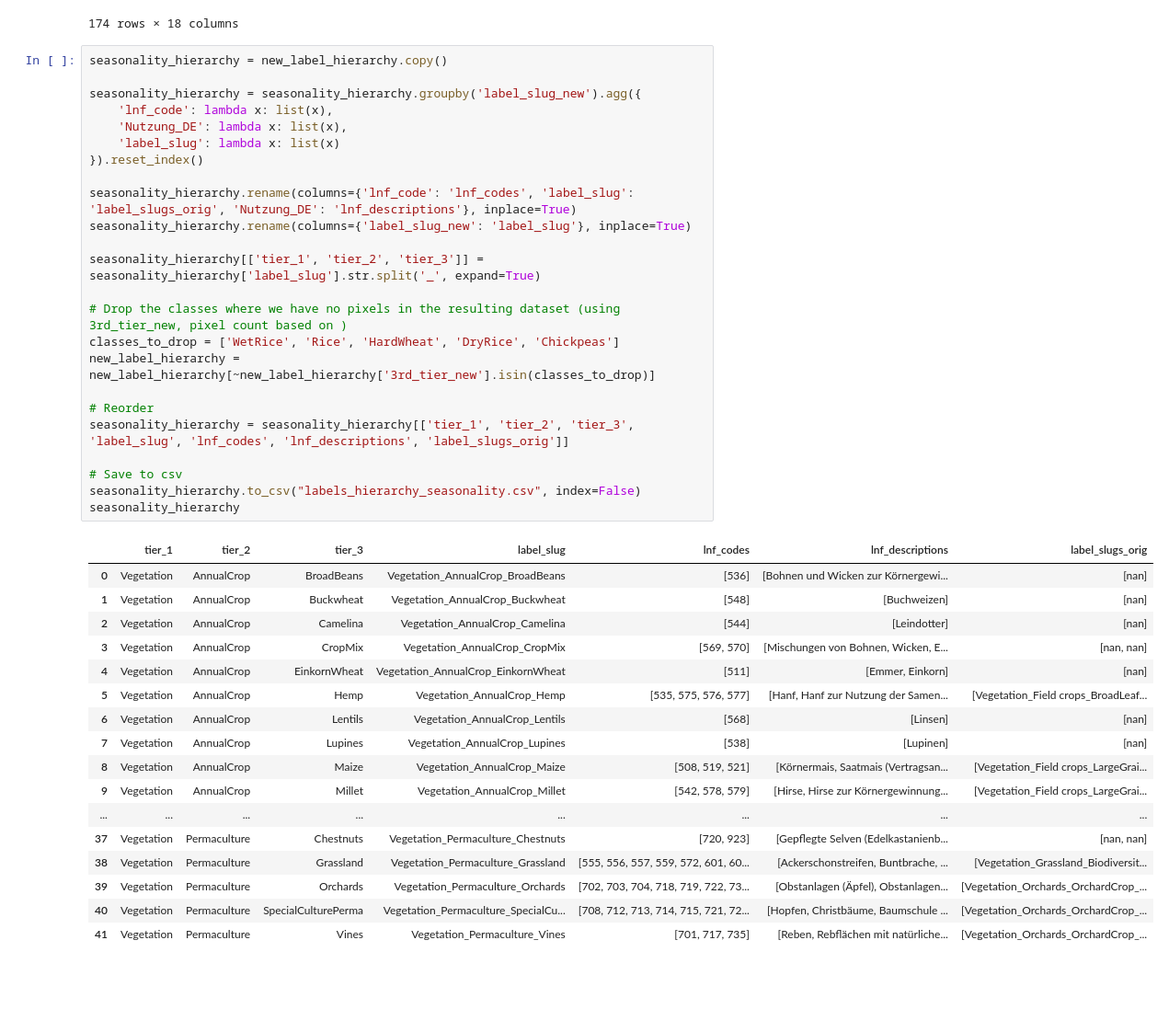
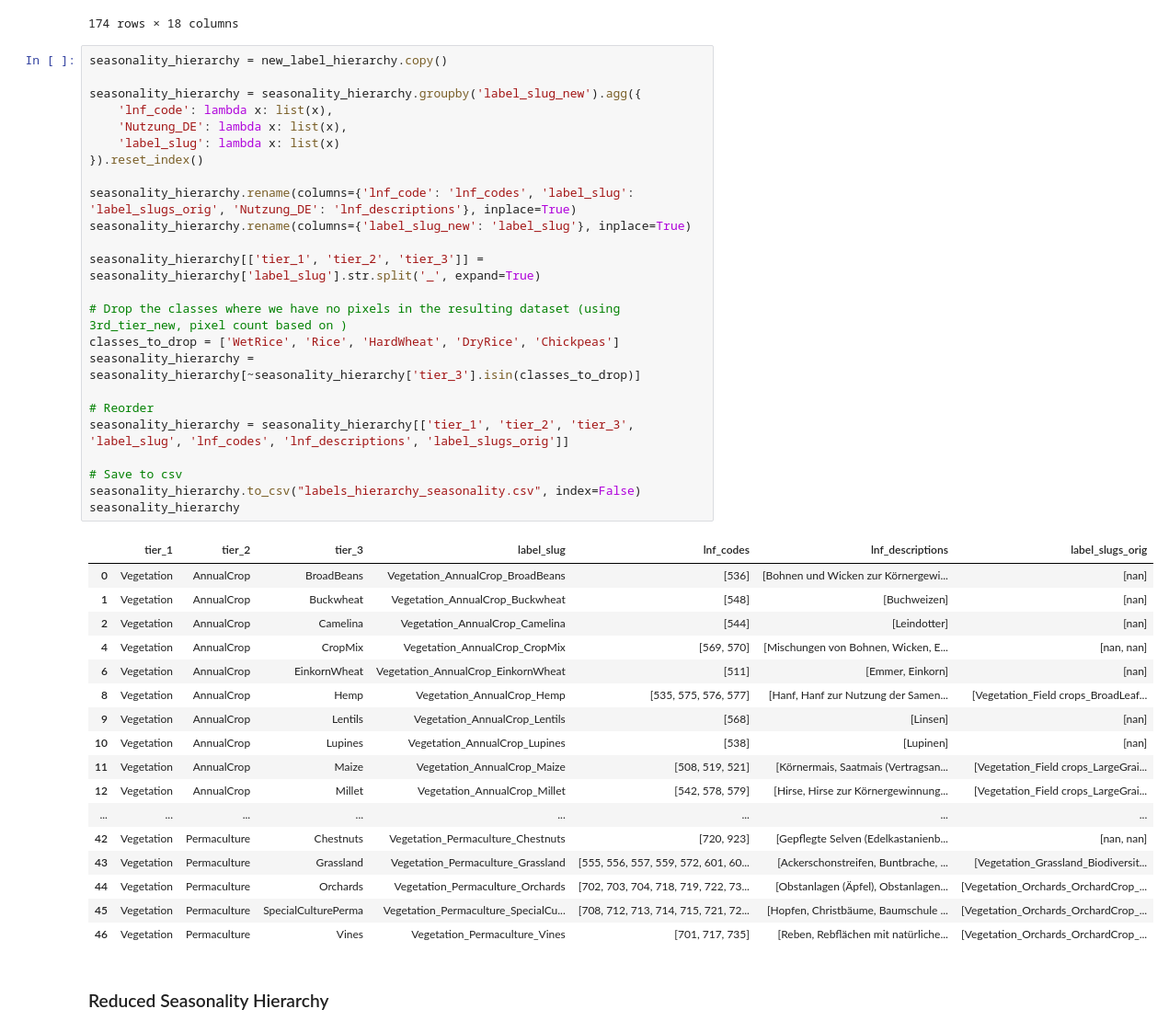
Before and after one commit to Satellite-Based-Crop-Classification/messis, a Jupyter notebook: archive/explore_züri_crop.ipynb, the cells around one changed output. Shown at 92% size. Cells and saved outputs as stored; diff of their text form; blank space fills up the shorter version.

Commit message:
implement reduced seasonality label hierarchy

```diff
--- a/archive/explore_züri_crop.ipynb
+++ b/archive/explore_züri_crop.ipynb
@@ -1165,42 +1165,44 @@ new_label_hierarchy
 # %%
 seasonality_hierarchy = new_label_hierarchy.copy()
 
 seasonality_hierarchy = seasonality_hierarchy.groupby('label_slug_new').agg({
     'lnf_code': lambda x: list(x),
     'Nutzung_DE': lambda x: list(x),
     'label_slug': lambda x: list(x)
 }).reset_index()
 
 seasonality_hierarchy.rename(columns={'lnf_code': 'lnf_codes', 'label_slug': 'label_slugs_orig', 'Nutzung_DE': 'lnf_descriptions'}, inplace=True)
 seasonality_hierarchy.rename(columns={'label_slug_new': 'label_slug'}, inplace=True)
 
 seasonality_hierarchy[['tier_1', 'tier_2', 'tier_3']] = seasonality_hierarchy['label_slug'].str.split('_', expand=True)
 
 # Drop the classes where we have no pixels in the resulting dataset (using 3rd_tier_new, pixel count based on )
 classes_to_drop = ['WetRice', 'Rice', 'HardWheat', 'DryRice', 'Chickpeas']
-new_label_hierarchy = new_label_hierarchy[~new_label_hierarchy['3rd_tier_new'].isin(classes_to_drop)]
+seasonality_hierarchy = seasonality_hierarchy[~seasonality_hierarchy['tier_3'].isin(classes_to_drop)]
 
 # Reorder
 seasonality_hierarchy = seasonality_hierarchy[['tier_1', 'tier_2', 'tier_3', 'label_slug', 'lnf_codes', 'lnf_descriptions', 'label_slugs_orig']]
 
 # Save to csv
 seasonality_hierarchy.to_csv("labels_hierarchy_seasonality.csv", index=False)
 seasonality_hierarchy
 # %% [output]
 |  | tier_1 | tier_2 | tier_3 | label_slug | lnf_codes | lnf_descriptions | label_slugs_orig |
 | 0 | Vegetation | AnnualCrop | BroadBeans | Vegetation_AnnualCrop_BroadBeans | [536] | [Bohnen und Wicken zur Körnergewi... | [nan] |
 | 1 | Vegetation | AnnualCrop | Buckwheat | Vegetation_AnnualCrop_Buckwheat | [548] | [Buchweizen] | [nan] |
 | 2 | Vegetation | AnnualCrop | Camelina | Vegetation_AnnualCrop_Camelina | [544] | [Leindotter] | [nan] |
-| 3 | Vegetation | AnnualCrop | CropMix | Vegetation_AnnualCrop_CropMix | [569, 570] | [Mischungen von Bohnen, Wicken, E... | [nan, nan] |
-| 4 | Vegetation | AnnualCrop | EinkornWheat | Vegetation_AnnualCrop_EinkornWheat | [511] | [Emmer, Einkorn] | [nan] |
-| 5 | Vegetation | AnnualCrop | Hemp | Vegetation_AnnualCrop_Hemp | [535, 575, 576, 577] | [Hanf, Hanf zur Nutzung der Samen... | [Vegetation_Field crops_BroadLeaf... |
-| 6 | Vegetation | AnnualCrop | Lentils | Vegetation_AnnualCrop_Lentils | [568] | [Linsen] | [nan] |
-| 7 | Vegetation | AnnualCrop | Lupines | Vegetation_AnnualCrop_Lupines | [538] | [Lupinen] | [nan] |
-| 8 | Vegetation | AnnualCrop | Maize | Vegetation_AnnualCrop_Maize | [508, 519, 521] | [Körnermais, Saatmais (Vertragsan... | [Vegetation_Field crops_LargeGrai... |
-| 9 | Vegetation | AnnualCrop | Millet | Vegetation_AnnualCrop_Millet | [542, 578, 579] | [Hirse, Hirse zur Körnergewinnung... | [Vegetation_Field crops_LargeGrai... |
+| 4 | Vegetation | AnnualCrop | CropMix | Vegetation_AnnualCrop_CropMix | [569, 570] | [Mischungen von Bohnen, Wicken, E... | [nan, nan] |
+| 6 | Vegetation | AnnualCrop | EinkornWheat | Vegetation_AnnualCrop_EinkornWheat | [511] | [Emmer, Einkorn] | [nan] |
+| 8 | Vegetation | AnnualCrop | Hemp | Vegetation_AnnualCrop_Hemp | [535, 575, 576, 577] | [Hanf, Hanf zur Nutzung der Samen... | [Vegetation_Field crops_BroadLeaf... |
+| 9 | Vegetation | AnnualCrop | Lentils | Vegetation_AnnualCrop_Lentils | [568] | [Linsen] | [nan] |
+| 10 | Vegetation | AnnualCrop | Lupines | Vegetation_AnnualCrop_Lupines | [538] | [Lupinen] | [nan] |
+| 11 | Vegetation | AnnualCrop | Maize | Vegetation_AnnualCrop_Maize | [508, 519, 521] | [Körnermais, Saatmais (Vertragsan... | [Vegetation_Field crops_LargeGrai... |
+| 12 | Vegetation | AnnualCrop | Millet | Vegetation_AnnualCrop_Millet | [542, 578, 579] | [Hirse, Hirse zur Körnergewinnung... | [Vegetation_Field crops_LargeGrai... |
 | ... | ... | ... | ... | ... | ... | ... | ... |
-| 37 | Vegetation | Permaculture | Chestnuts | Vegetation_Permaculture_Chestnuts | [720, 923] | [Gepflegte Selven (Edelkastanienb... | [nan, nan] |
-| 38 | Vegetation | Permaculture | Grassland | Vegetation_Permaculture_Grassland | [555, 556, 557, 559, 572, 601, 60... | [Ackerschonstreifen, Buntbrache, ... | [Vegetation_Grassland_Biodiversit... |
-| 39 | Vegetation | Permaculture | Orchards | Vegetation_Permaculture_Orchards | [702, 703, 704, 718, 719, 722, 73... | [Obstanlagen (Äpfel), Obstanlagen... | [Vegetation_Orchards_OrchardCrop_... |
-| 40 | Vegetation | Permaculture | SpecialCulturePerma | Vegetation_Permaculture_SpecialCu... | [708, 712, 713, 714, 715, 721, 72... | [Hopfen, Christbäume, Baumschule ... | [Vegetation_Orchards_OrchardCrop_... |
-| 41 | Vegetation | Permaculture | Vines | Vegetation_Permaculture_Vines | [701, 717, 735] | [Reben, Rebflächen mit natürliche... | [Vegetation_Orchards_OrchardCrop_... |
+| 42 | Vegetation | Permaculture | Chestnuts | Vegetation_Permaculture_Chestnuts | [720, 923] | [Gepflegte Selven (Edelkastanienb... | [nan, nan] |
+| 43 | Vegetation | Permaculture | Grassland | Vegetation_Permaculture_Grassland | [555, 556, 557, 559, 572, 601, 60... | [Ackerschonstreifen, Buntbrache, ... | [Vegetation_Grassland_Biodiversit... |
+| 44 | Vegetation | Permaculture | Orchards | Vegetation_Permaculture_Orchards | [702, 703, 704, 718, 719, 722, 73... | [Obstanlagen (Äpfel), Obstanlagen... | [Vegetation_Orchards_OrchardCrop_... |
+| 45 | Vegetation | Permaculture | SpecialCulturePerma | Vegetation_Permaculture_SpecialCu... | [708, 712, 713, 714, 715, 721, 72... | [Hopfen, Christbäume, Baumschule ... | [Vegetation_Orchards_OrchardCrop_... |
+| 46 | Vegetation | Permaculture | Vines | Vegetation_Permaculture_Vines | [701, 717, 735] | [Reben, Rebflächen mit natürliche... | [Vegetation_Orchards_OrchardCrop_... |
+# %% [markdown]
+### Reduced Seasonality Hierarchy
```
Also changed, not shown: parts of 1 cell of this notebook, 11 other files.
